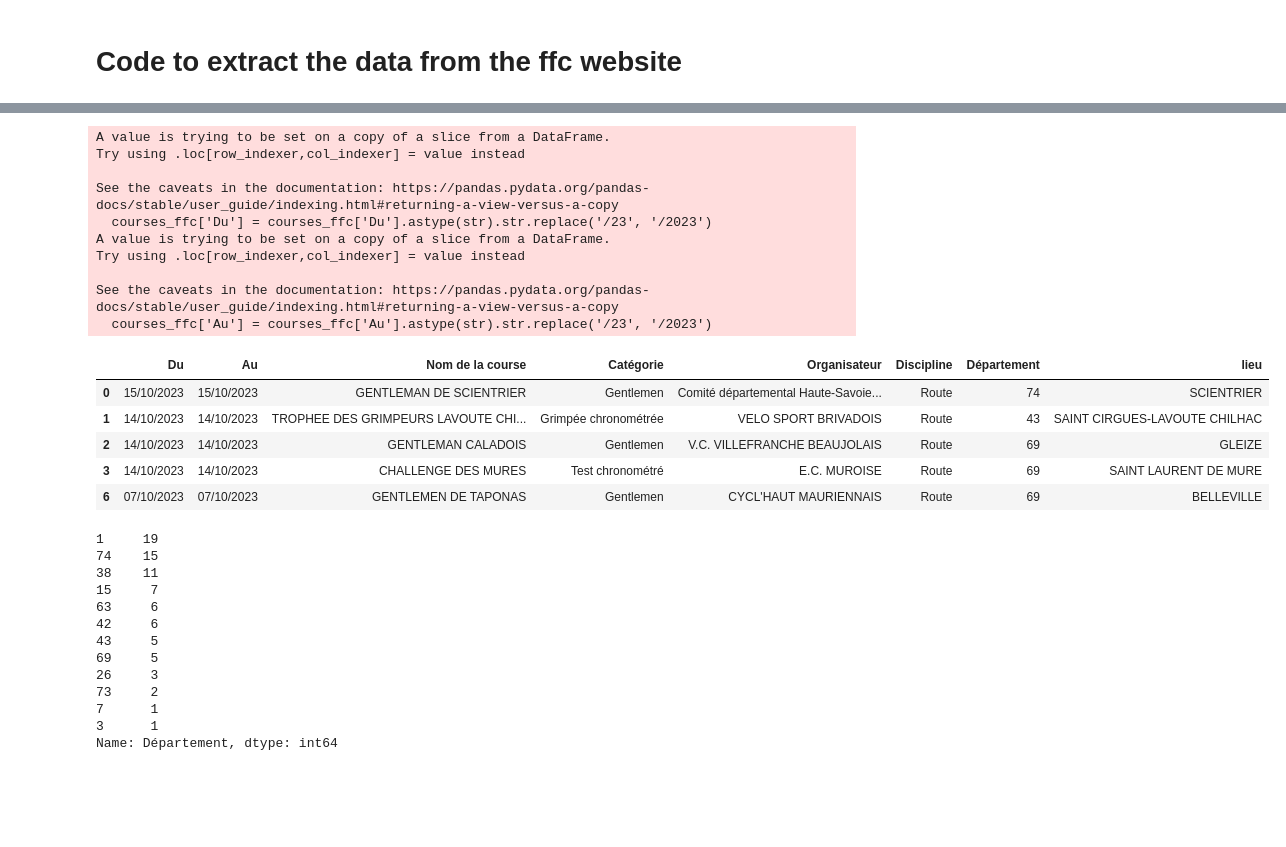
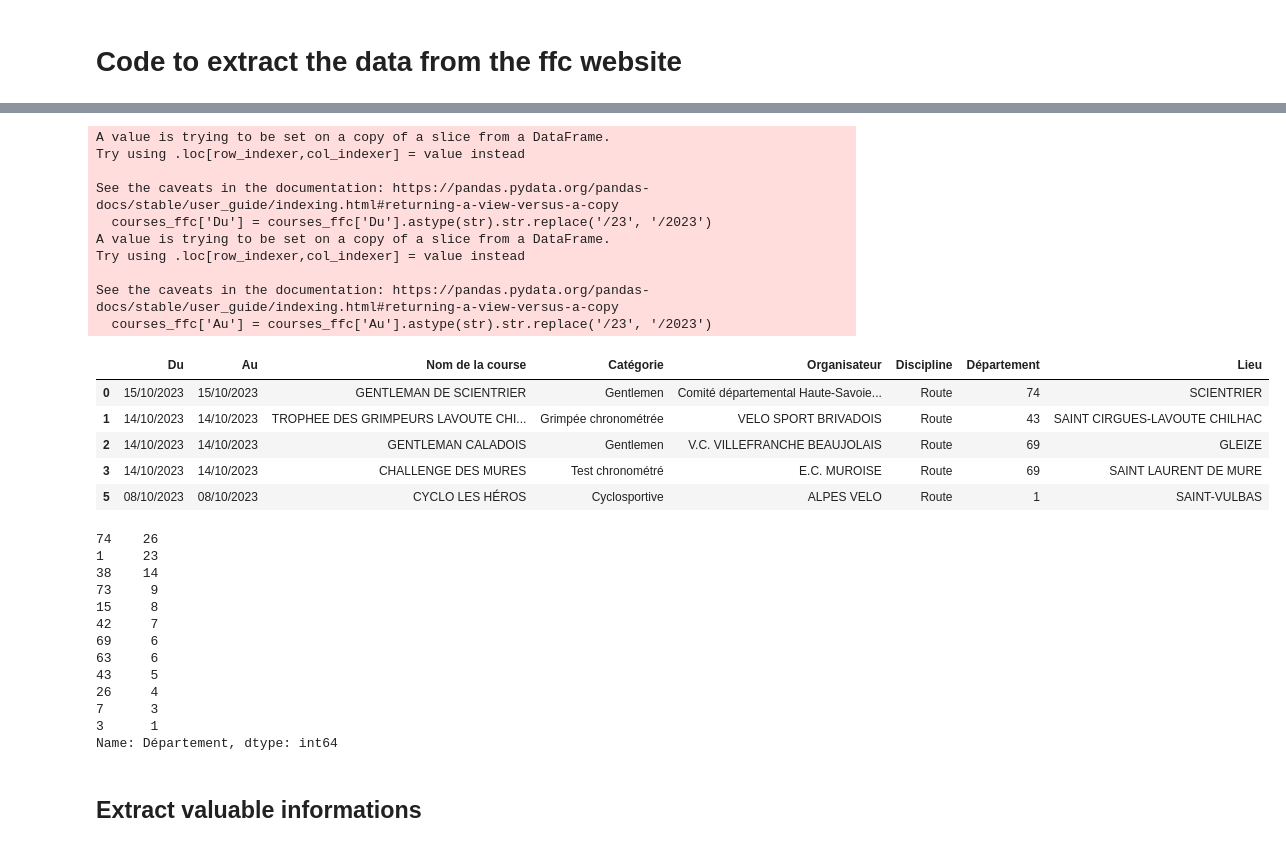
Before and after one commit to TheoxProject/UCT, a Jupyter notebook: Calendrier_courses/calendrier.ipynb, the cells around one changed output, grey strips where cells are left out. Saved outputs shown, nothing was run; the diff lists cells and outputs as text; code cells hidden in the pictures; blank space fills up the shorter version.

```diff
--- a/Calendrier_courses/calendrier.ipynb
+++ b/Calendrier_courses/calendrier.ipynb
@@ -25,44 +29,48 @@ array(['Gentlemen', 'Grimpée chronométrée', 'Test chronométré',
 # %%
+# change column names lieu to Lieu
+df.rename(columns={'lieu': 'Lieu'}, inplace=True)
+
 # Keep only the following Catégoie : [Gentlemen, Grimpée chronométrée, Test chronométré, Access hommes]
-
-courses_ffc = df[df['Catégorie'].isin(['Gentlemen', 'Grimpée chronométrée', 'Test chronométré', 'Access hommes'])]
+courses_ffc = df[df['Catégorie'].isin(['Gentlemen', 'Grimpée chronométrée', 'Test chronométré', 'Access hommes', 'Cyclosportive'])]
 courses_ffc['Du'] = courses_ffc['Du'].astype(str).str.replace('/23', '/2023')
 courses_ffc['Au'] = courses_ffc['Au'].astype(str).str.replace('/23', '/2023')
 courses_ffc.head(5)
 # %% [output]
 A value is trying to be set on a copy of a slice from a DataFrame.
 Try using .loc[row_indexer,col_indexer] = value instead
 
 See the caveats in the documentation: https://pandas.pydata.org/pandas-docs/stable/user_guide/indexing.html#returning-a-view-versus-a-copy
   courses_ffc['Du'] = courses_ffc['Du'].astype(str).str.replace('/23', '/2023')
 A value is trying to be set on a copy of a slice from a DataFrame.
 Try using .loc[row_indexer,col_indexer] = value instead
 
 See the caveats in the documentation: https://pandas.pydata.org/pandas-docs/stable/user_guide/indexing.html#returning-a-view-versus-a-copy
   courses_ffc['Au'] = courses_ffc['Au'].astype(str).str.replace('/23', '/2023')
-|  | Du | Au | Nom de la course | Catégorie | Organisateur | Discipline | Département | lieu |
+|  | Du | Au | Nom de la course | Catégorie | Organisateur | Discipline | Département | Lieu |
 | 0 | 15/10/2023 | 15/10/2023 | GENTLEMAN DE SCIENTRIER | Gentlemen | Comité départemental Haute-Savoie... | Route | 74 | SCIENTRIER |
 | 1 | 14/10/2023 | 14/10/2023 | TROPHEE DES GRIMPEURS LAVOUTE CHI... | Grimpée chronométrée | VELO SPORT BRIVADOIS | Route | 43 | SAINT CIRGUES-LAVOUTE CHILHAC |
 | 2 | 14/10/2023 | 14/10/2023 | GENTLEMAN CALADOIS | Gentlemen | V.C. VILLEFRANCHE BEAUJOLAIS | Route | 69 | GLEIZE |
 | 3 | 14/10/2023 | 14/10/2023 | CHALLENGE DES MURES | Test chronométré | E.C. MUROISE | Route | 69 | SAINT LAURENT DE MURE |
-| 6 | 07/10/2023 | 07/10/2023 | GENTLEMEN DE TAPONAS | Gentlemen | CYCL'HAUT MAURIENNAIS | Route | 69 | BELLEVILLE |
+| 5 | 08/10/2023 | 08/10/2023 | CYCLO LES HÉROS | Cyclosportive | ALPES VELO | Route | 1 | SAINT-VULBAS |
 # %%
 # Show the number of courses by region
 courses_ffc['Département'].value_counts()
 # %% [output]
-1     19
-74    15
-38    11
-15     7
+74    26
+1     23
+38    14
+73     9
+15     8
+42     7
+69     6
 63     6
-42     6
 43     5
-69     5
-26     3
-73     2
-7      1
+26     4
+7      3
 3      1
 Name: Département, dtype: int64
+# %% [markdown]
+## Extract valuable informations
 # %%
 # Split the datefram into 4 dataframes, one for each category
 gentlemen = courses_ffc[courses_ffc['Catégorie'] == 'Gentlemen']
```
Also changed, not shown: parts of 19 cells of this notebook, 8 other files.
